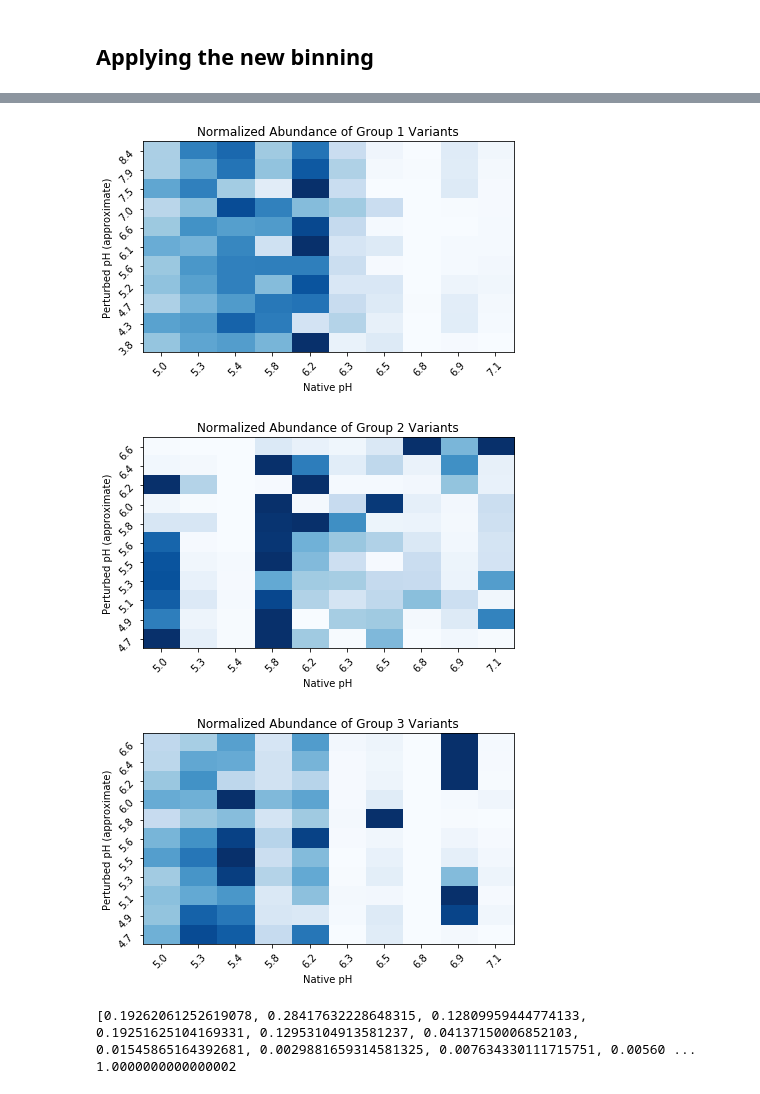
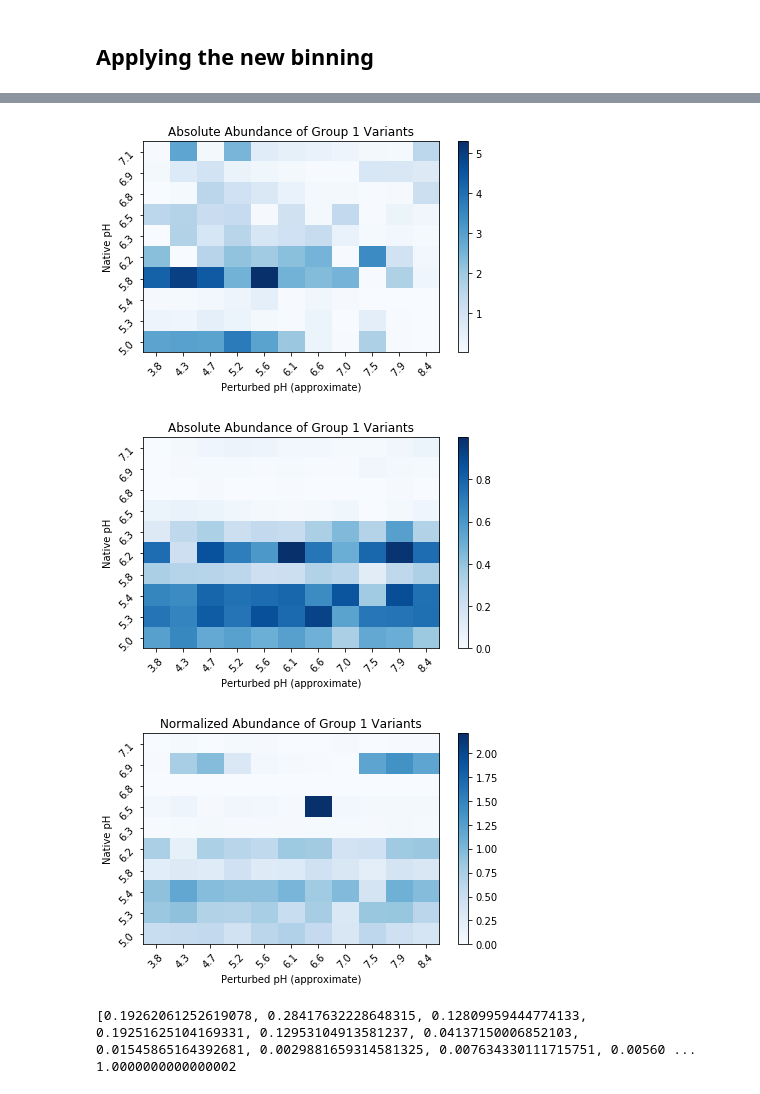
Before and after one commit to AddisonHowe/soil-metagenomics, a Jupyter notebook: organization.ipynb, the cells around one changed output, grey strips where cells are left out. Saved outputs shown, nothing was run; the diff lists cells and outputs as text; code cells hidden in the pictures.

```diff
--- a/organization.ipynb
+++ b/organization.ipynb
@@ -511,38 +617,18 @@ Soil17 [4.135, 4.495, 4.8919999999999995, 5.553, 5.853, 6.2010000000000005, 6.62
 # %%
 data = np.zeros((10,11))
 
 group = group1
 
 for j, soil in enumerate(soils):
     soil_data = pd.read_csv(f'out/{soil}data.tsv', sep='\t', header=None)
     soil_data = soil_data.values
     for i, datum in enumerate(soil_data):
         if i in group:
             data[j] += datum
 
-data = data.T
-
-plt.figure(figsize=(6, 4))
-
-normalized_data = data / data.sum(axis=1, keepdims=True) #normalization step
-
-plt.imshow(normalized_data, aspect='auto', cmap='Blues', origin='lower', vmax = 0.3)
-
-plt.xlabel('Native pH')
-plt.ylabel('Perturbed pH (approximate)')
-
-y = np.linspace(3.8, 8.4, 11)
-plt.yticks(ticks=np.linspace(0, 10, 11), labels=[f"{val:.1f}" for val in y], rotation=45)
-plt.xticks(ticks=np.linspace(0, 9, 10), labels=[f"{val:.1f}" for val in native], rotation=45)
-
-
-plt.title(label='Normalized Abundance of Group 1 Variants')
-
-
-plt.tight_layout()
-plt.show()
+plot(data, 'Absolute Abundance of Group 1 Variants')
 # %% [output]
-[figure, old version]
+[figure, new version]
 # %%
 data = np.zeros((10,11))
 
@@ -555,30 +641,10 @@ for j, soil in enumerate(soils):
         if i in group:
             data[j] += datum
 
-data = data.T
 
-
-plt.figure(figsize=(6, 4))
-
-normalized_data = data / data.sum(axis=1, keepdims=True) #normalization step
-
-plt.imshow(normalized_data, aspect='auto', cmap='Blues', origin='lower', vmax = 0.3)
-
-plt.xlabel('Native pH')
-plt.ylabel('Perturbed pH (approximate)')
-
-y = np.linspace(3.8, 8.4, 11)
-plt.yticks(ticks=np.linspace(0, 10, 11), labels=[f"{val:.1f}" for val in x], rotation=45)
-plt.xticks(ticks=np.linspace(0, 9, 10), labels=[f"{val:.1f}" for val in native], rotation=45)
-
-
-plt.title(label='Normalized Abundance of Group 2 Variants')
-
-
-plt.tight_layout()
-plt.show()
+plot(data, 'Absolute Abundance of Group 1 Variants')
 # %% [output]
-[figure, old version]
+[figure, new version]
 # %%
 data = np.zeros((10,11))
 
@@ -591,30 +657,9 @@ for j, soil in enumerate(soils):
         if i in group:
             data[j] += datum
 
-data = data.T
-
-
-plt.figure(figsize=(6, 4))
-
-normalized_data = data / data.sum(axis=1, keepdims=True) #normalization step
-
-plt.imshow(normalized_data, aspect='auto', cmap='Blues', origin='lower', vmax = 0.3)
-
-plt.xlabel('Native pH')
-plt.ylabel('Perturbed pH (approximate)')
-
-y = np.linspace(3.8, 8.4, 11)
-plt.yticks(ticks=np.linspace(0, 10, 11), labels=[f"{val:.1f}" for val in x], rotation=45)
-plt.xticks(ticks=np.linspace(0, 9, 10), labels=[f"{val:.1f}" for val in native], rotation=45)
-
-
-plt.title(label='Normalized Abundance of Group 3 Variants')
-
-
-plt.tight_layout()
-plt.show()
+plot(data, 'Normalized Abundance of Group 1 Variants')
 # %% [output]
-[figure, old version]
+[figure, new version]
 # %%
 #first run "grouped data" box
 selected = [2, 4, 5, 8, 10, 11, 13, 14, 15, 16]
```
Also changed, not shown: parts of 13 cells of this notebook, 16 other files.
